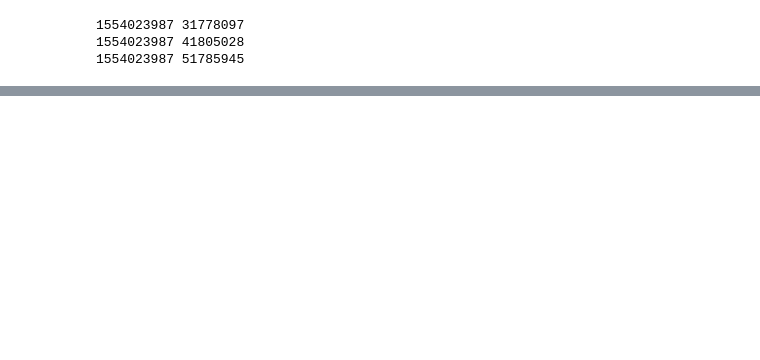
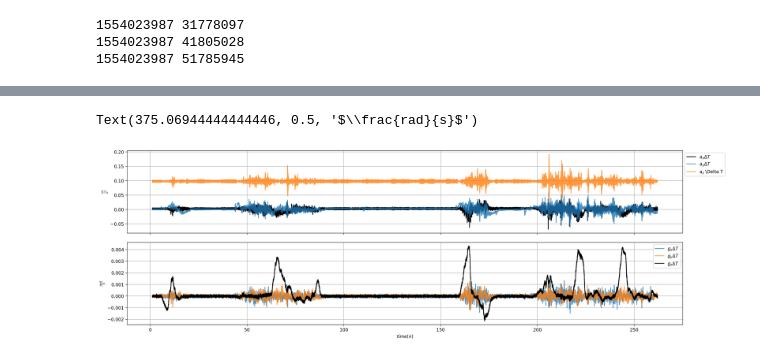
Before and after one commit to sauravuprety21/enel682-proj, a Jupyter notebook: read_rosbag.ipynb, the cells around one changed output, grey strips where cells are left out. Drawn from its saved outputs; the diff is of its cells as text; code cells hidden in the pictures; blank space fills up the shorter version.

Commit message:
COMPLETED data engg v1

```diff
--- a/read_rosbag.ipynb
+++ b/read_rosbag.ipynb
@@ -102,0 +155,3 @@ with Reader(path_bag) as reader:
+# %%
+df_imu = pd.DataFrame(imu, columns=header_imu)
+df_gnss = pd.DataFrame(gnss, columns=header_gnss)
@@ -102,0 +215,6 @@ with Reader(path_bag) as reader:
+# %%
+# Define an initial time
+t0 = min(df_imu['time'].iloc[0], df_gnss['time'].iloc[0])
+# Keep track of relative time - for plots
+df_imu['t_rel'] = df_imu['time'] - t0
+df_gnss['t_rel'] = df_gnss['time'] - t0
@@ -102,0 +230,10 @@ with Reader(path_bag) as reader:
+# %%
+T = 1/100 # sample rate
+# Multiple acceleration and rotation rates by sampling time
+for param in ['a', 'g']:
+    for dir in ['x', 'y', 'z']:
+        df_imu[param+dir+'dt'] = df_imu[param+dir] * T
+# %%
+df_imu['adt'] = np.sqrt(np.square(df_imu['axdt']) + np.square(df_imu['aydt']) + np.square(df_imu['azdt']))
+df_imu['gdt'] = np.sqrt(np.square(df_imu['gxdt']) + np.square(df_imu['gydt']) + np.square(df_imu['gzdt']))
+df_imu.head()
@@ -102,0 +247,24 @@ with Reader(path_bag) as reader:
+# %%
+fig, (ax1, ax2) = plt.subplots(nrows=2, ncols=1, figsize=(18,6),dpi=200, sharex='col')
+fig.tight_layout()
+
+ax1.plot(df_imu['t_rel'], df_imu['axdt'],  label=r'$a_x \Delta T$', color='k')
+ax1.plot(df_imu['t_rel'], df_imu['aydt'],  label=r'$a_y \Delta T$', alpha=0.8)
+ax1.plot(df_imu['t_rel'], df_imu['azdt'],  label=r'$a_z$ \Delta T', alpha=0.8)
+
+ax1.legend(bbox_to_anchor=[1,1])
+ax1.grid(True, which='both',ls='-',color='0.65')
+ax1.set_ylabel(r'$\frac{m}{s^2}$')
+
+ax2.plot(df_imu['t_rel'], df_imu['gxdt'],  label=r'$g_x \Delta T$', alpha=0.8)
+ax2.plot(df_imu['t_rel'], df_imu['gydt'],  label=r'$g_y \Delta T$', alpha=0.8)
+ax2.plot(df_imu['t_rel'], df_imu['gzdt'],  label=r'$g_z \Delta T$', color='k')
+
+ax2.legend(bbox_to_anchor=[1,1])
+ax2.grid(True, which='both',ls='-',color='0.65')
+
+ax2.set_xlabel(r'$time(n)$')
+ax2.set_ylabel(r'$\frac{rad}{s}$')
+# %% [output]
+Text(375.06944444444446, 0.5, '$\\frac{rad}{s}$')
+[figure, added]
```
Also changed, not shown: parts of 50 cells of this notebook.
